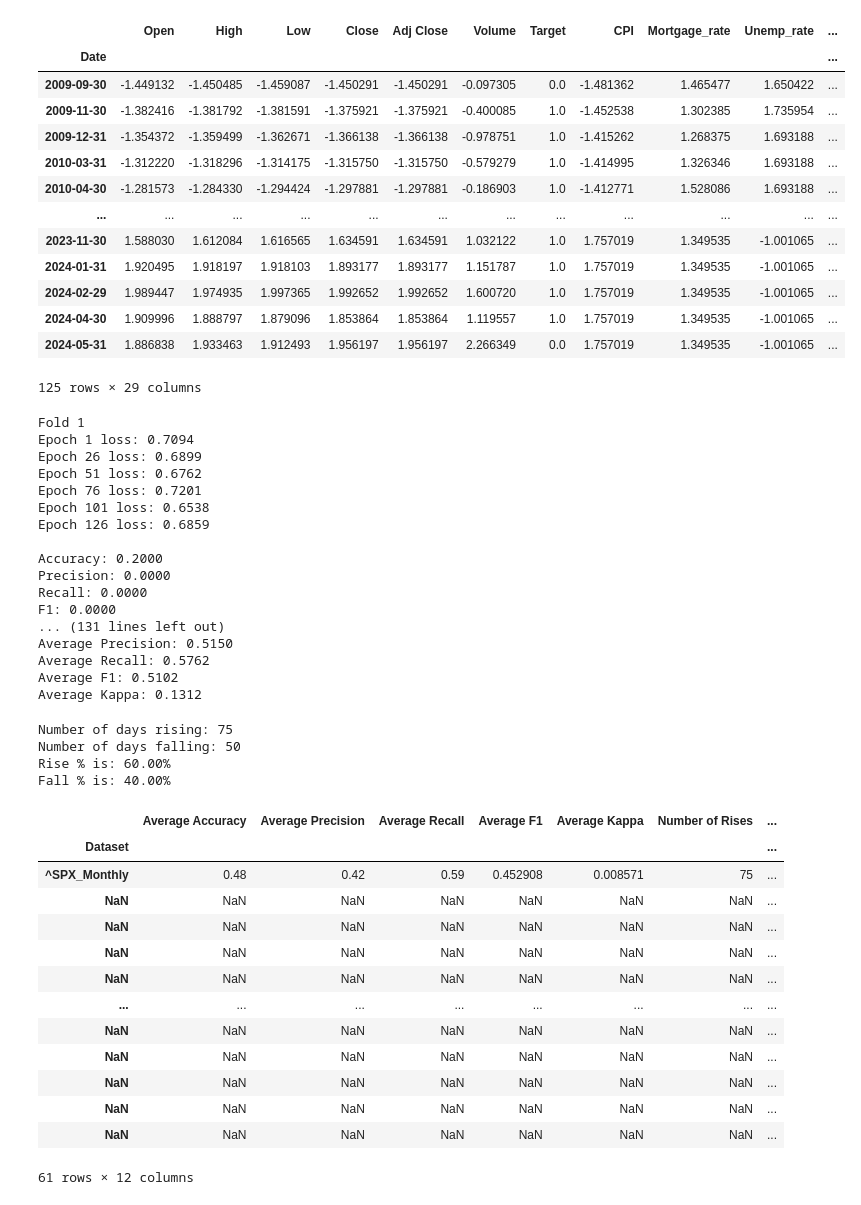
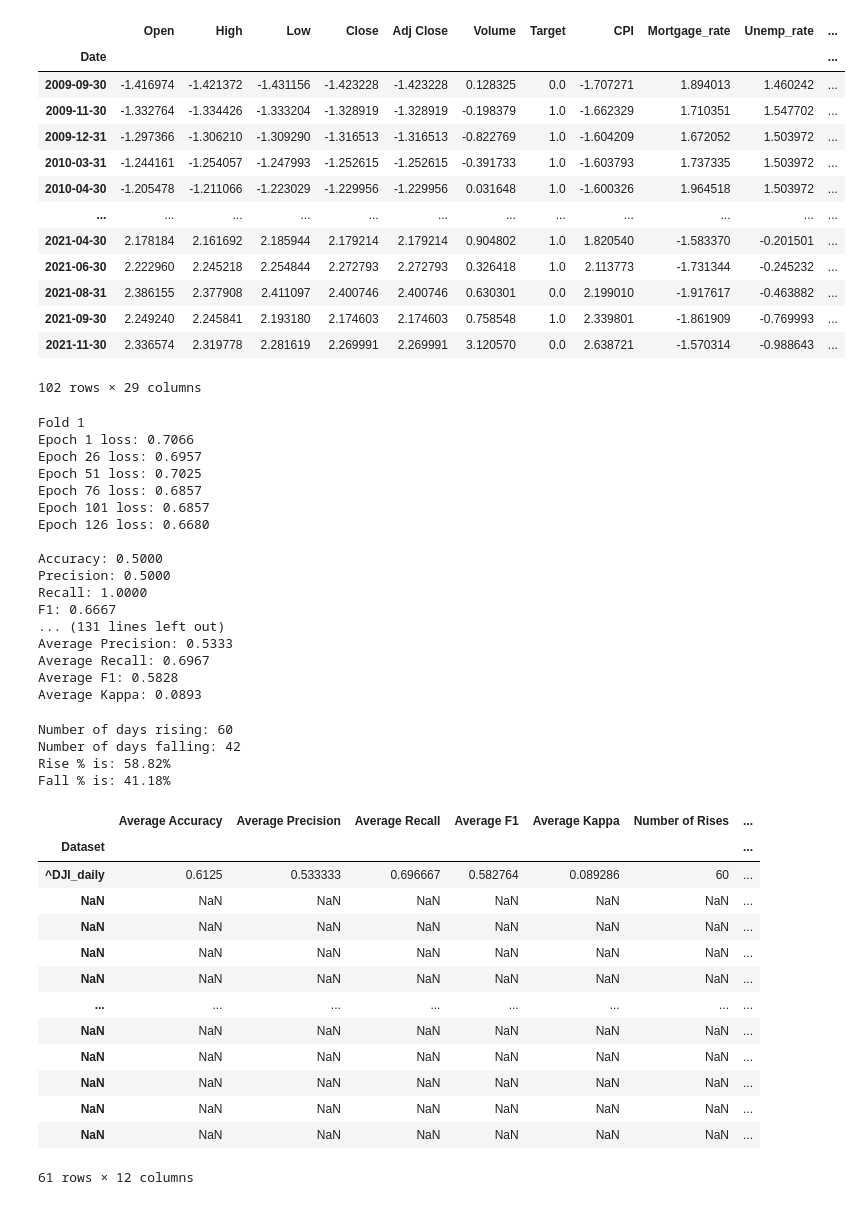
Before and after one commit to sam-tompkins/Sam-Tompkins-Public-Repository, a Jupyter notebook: irp_pipeline_nocuda_nocv.ipynb, the cells around one changed output. Cells and saved outputs as stored; diff of their text form; code cells hidden in the pictures.

```diff
--- a/irp_pipeline_nocuda_nocv.ipynb
+++ b/irp_pipeline_nocuda_nocv.ipynb
@@ -78,46 +78,46 @@ def prep(dataset):
 
     merge_final['RSI (14D)'] = ta.rsi(merge_final['Close'], length=14)
     merge_final['20 Day CCI'] = ta.cci(high=merge_final['High'], low=merge_final['Low'],
                                     close=merge_final['Close'], length=20)
     merge_final['Williams %R'] = ta.willr(high=merge_final['High'], low=merge_final['Low'],
                                         close=merge_final['Close'], length=14)
     merge_final['EMA (5D)'] = merge_final['Close'].ewm(span=5, adjust=False).mean()
     merge_final['MA50'] = merge_final['Close'].rolling(window=50).mean()
 
     final_dataset = merge_final.dropna()
 
-    time_shifted = final_dataset.resample('M').asfreq().dropna()
+    time_shifted = final_dataset.resample('M').asfreq().dropna().head(102)
 
     features = ['Open', 'High', 'Low', 'Close', 'Adj Close', 'Volume', 'CPI',
                 'Mortgage_rate', 'Unemp_rate', 'disposable_income','GVZ', 'OVX', 'VVIX',
                 'RSI (14D)', '20 Day CCI', 'Williams %R', 'EMA (5D)', 'MA50', 'DFF']
 
     time_shifted[features] = time_shifted[features].astype(float)
     time_shifted[features] = scaler.fit_transform(time_shifted[features])
 
     return time_shifted, scaler
 
 # get dataset
 file_path = filedialog.askopenfilename(parent=root, title="Select A File")
 ticker = pd.read_csv(file_path)
 ticker, scaler = prep(ticker)
 
 ticker
 # %% [output]
 |  | Open | High | Low | Close | Adj Close | Volume | Target | CPI | Mortgage_rate | Unemp_rate | ... |
 | Date |  |  |  |  |  |  |  |  |  |  | ... |
-| 2009-09-30 | -1.449132 | -1.450485 | -1.459087 | -1.450291 | -1.450291 | -0.097305 | 0.0 | -1.481362 | 1.465477 | 1.650422 | ... |
-| 2009-11-30 | -1.382416 | -1.381792 | -1.381591 | -1.375921 | -1.375921 | -0.400085 | 1.0 | -1.452538 | 1.302385 | 1.735954 | ... |
-| 2009-12-31 | -1.354372 | -1.359499 | -1.362671 | -1.366138 | -1.366138 | -0.978751 | 1.0 | -1.415262 | 1.268375 | 1.693188 | ... |
-| 2010-03-31 | -1.312220 | -1.318296 | -1.314175 | -1.315750 | -1.315750 | -0.579279 | 1.0 | -1.414995 | 1.326346 | 1.693188 | ... |
-| 2010-04-30 | -1.281573 | -1.284330 | -1.294424 | -1.297881 | -1.297881 | -0.186903 | 1.0 | -1.412771 | 1.528086 | 1.693188 | ... |
+| 2009-09-30 | -1.416974 | -1.421372 | -1.431156 | -1.423228 | -1.423228 | 0.128325 | 0.0 | -1.707271 | 1.894013 | 1.460242 | ... |
+| 2009-11-30 | -1.332764 | -1.334426 | -1.333204 | -1.328919 | -1.328919 | -0.198379 | 1.0 | -1.662329 | 1.710351 | 1.547702 | ... |
+| 2009-12-31 | -1.297366 | -1.306210 | -1.309290 | -1.316513 | -1.316513 | -0.822769 | 1.0 | -1.604209 | 1.672052 | 1.503972 | ... |
+| 2010-03-31 | -1.244161 | -1.254057 | -1.247993 | -1.252615 | -1.252615 | -0.391733 | 1.0 | -1.603793 | 1.737335 | 1.503972 | ... |
+| 2010-04-30 | -1.205478 | -1.211066 | -1.223029 | -1.229956 | -1.229956 | 0.031648 | 1.0 | -1.600326 | 1.964518 | 1.503972 | ... |
 | ... | ... | ... | ... | ... | ... | ... | ... | ... | ... | ... | ... |
-| 2023-11-30 | 1.588030 | 1.612084 | 1.616565 | 1.634591 | 1.634591 | 1.032122 | 1.0 | 1.757019 | 1.349535 | -1.001065 | ... |
-| 2024-01-31 | 1.920495 | 1.918197 | 1.918103 | 1.893177 | 1.893177 | 1.151787 | 1.0 | 1.757019 | 1.349535 | -1.001065 | ... |
-| 2024-02-29 | 1.989447 | 1.974935 | 1.997365 | 1.992652 | 1.992652 | 1.600720 | 1.0 | 1.757019 | 1.349535 | -1.001065 | ... |
-| 2024-04-30 | 1.909996 | 1.888797 | 1.879096 | 1.853864 | 1.853864 | 1.119557 | 1.0 | 1.757019 | 1.349535 | -1.001065 | ... |
-| 2024-05-31 | 1.886838 | 1.933463 | 1.912493 | 1.956197 | 1.956197 | 2.266349 | 0.0 | 1.757019 | 1.349535 | -1.001065 | ... |
+| 2021-04-30 | 2.178184 | 2.161692 | 2.185944 | 2.179214 | 2.179214 | 0.904802 | 1.0 | 1.820540 | -1.583370 | -0.201501 | ... |
+| 2021-06-30 | 2.222960 | 2.245218 | 2.254844 | 2.272793 | 2.272793 | 0.326418 | 1.0 | 2.113773 | -1.731344 | -0.245232 | ... |
+| 2021-08-31 | 2.386155 | 2.377908 | 2.411097 | 2.400746 | 2.400746 | 0.630301 | 0.0 | 2.199010 | -1.917617 | -0.463882 | ... |
+| 2021-09-30 | 2.249240 | 2.245841 | 2.193180 | 2.174603 | 2.174603 | 0.758548 | 1.0 | 2.339801 | -1.861909 | -0.769993 | ... |
+| 2021-11-30 | 2.336574 | 2.319778 | 2.281619 | 2.269991 | 2.269991 | 3.120570 | 0.0 | 2.638721 | -1.570314 | -0.988643 | ... |
-125 rows × 29 columns
+102 rows × 29 columns
 # %%
 # create LSTM model class
 class LSTM_Model(nn.Module):
@@ -144,10 +144,10 @@ class LSTM_Model(nn.Module):
         out, _ = self.lstm(input_tensor, (h0, c0))
 
         # Apply dropout
-        out = self.dropout(out)
+        out = self.dropout(out[:, -1, :])
 
         # Pass through linear layer
-        out = self.linear_layer(out[:, -1, :])
+        out = self.linear_layer(out)
         return out
 
 # create sequences for input data and corresponding labels
@@ -271,22 +271,22 @@ print(f'Average F1: {avg_f1:.4f}')
 print(f'Average Kappa: {avg_kappa:.4f}')
 # %% [output]
 Fold 1
-Epoch 1 loss: 0.7094
-Epoch 26 loss: 0.6899
-Epoch 51 loss: 0.6762
-Epoch 76 loss: 0.7201
-Epoch 101 loss: 0.6538
-Epoch 126 loss: 0.6859
+Epoch 1 loss: 0.7066
+Epoch 26 loss: 0.6957
+Epoch 51 loss: 0.7025
+Epoch 76 loss: 0.6857
+Epoch 101 loss: 0.6857
+Epoch 126 loss: 0.6680
 
-Accuracy: 0.2000
-Precision: 0.0000
-Recall: 0.0000
-F1: 0.0000
+Accuracy: 0.5000
+Precision: 0.5000
+Recall: 1.0000
+F1: 0.6667
 ... (131 lines left out)
-Average Precision: 0.5150
-Average Recall: 0.5762
-Average F1: 0.5102
-Average Kappa: 0.1312
+Average Precision: 0.5333
+Average Recall: 0.6967
+Average F1: 0.5828
+Average Kappa: 0.0893
 # %%
 fall = (ticker.Target == 0).sum()
 rise = (ticker.Target == 1).sum()
@@ -300,16 +300,16 @@ print(f'Number of days falling: {fall}')
 print(f'Rise % is: {rise_per:.2f}%')
 print(f'Fall % is: {fall_per:.2f}%')
 # %% [output]
-Number of days rising: 75
-Number of days falling: 50
-Rise % is: 60.00%
-Fall % is: 40.00%
+Number of days rising: 60
+Number of days falling: 42
+Rise % is: 58.82%
+Fall % is: 41.18%
 # %%
 results = pd.DataFrame(columns=['Dataset', 'Average Accuracy', 'Average Precision',
                                 'Average Recall', 'Average F1', 'Average Kappa', 'Number of Rises',
                                 'Number of Falls', 'Rise %', 'Fall %'])
 
-datatset_name = (file_path.split('/')[-1].split('.')[0] + '_Monthly')
+datatset_name = (file_path.split('/')[-1].split('.')[0]) + '_daily'
 
 metrics = {'Dataset': datatset_name ,'Average Accuracy': avg_accuracy,
            'Average Precision': avg_precision, 'Average Recall': avg_recall,
@@ -322,13 +322,13 @@ export_results = pd.concat([export_results, losses], ignore_index=True)
 
 export_results.set_index('Dataset', inplace=True)
 
-export_results.to_csv(r"C:\Users\samto\Desktop\IRP DATA-20240724T195545Z-001\IRP DATA\\" + datatset_name + '_monthly_w_macro.csv')
+export_results.to_csv(r"C:\Users\samto\Desktop\IRP DATA-20240724T195545Z-001\IRP DATA\\" + datatset_name + '_daily_w_macro_NEWWWerere.csv')
 
 export_results
 # %% [output]
 |  | Average Accuracy | Average Precision | Average Recall | Average F1 | Average Kappa | Number of Rises | ... |
 | Dataset |  |  |  |  |  |  | ... |
-| ^SPX_Monthly | 0.48 | 0.42 | 0.59 | 0.452908 | 0.008571 | 75 | ... |
+| ^DJI_daily | 0.6125 | 0.533333 | 0.696667 | 0.582764 | 0.089286 | 60 | ... |
 | NaN | NaN | NaN | NaN | NaN | NaN | NaN | ... |
 | NaN | NaN | NaN | NaN | NaN | NaN | NaN | ... |
 | NaN | NaN | NaN | NaN | NaN | NaN | NaN | ... |
```
